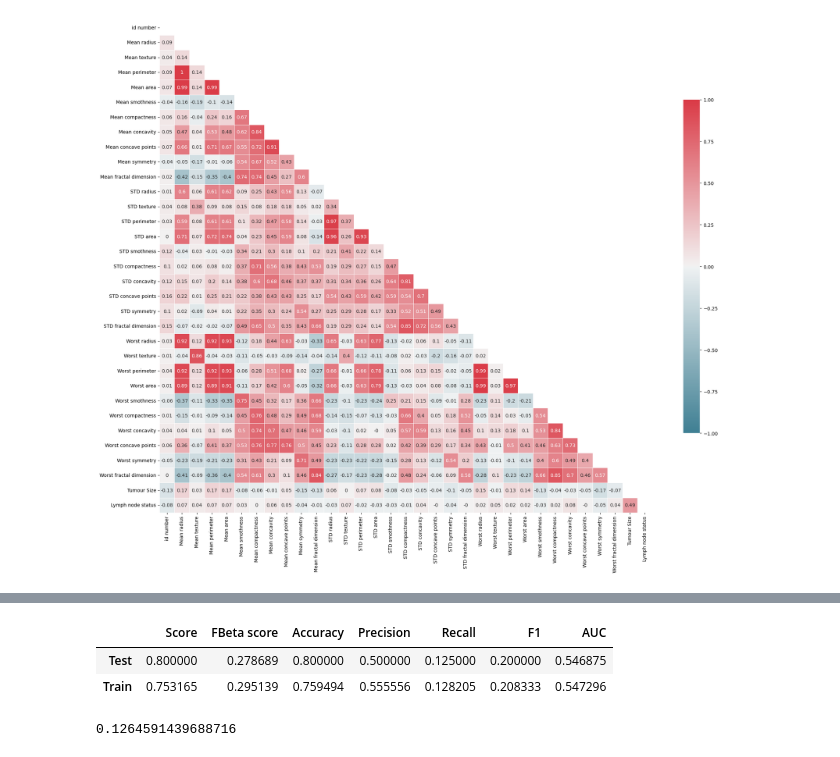
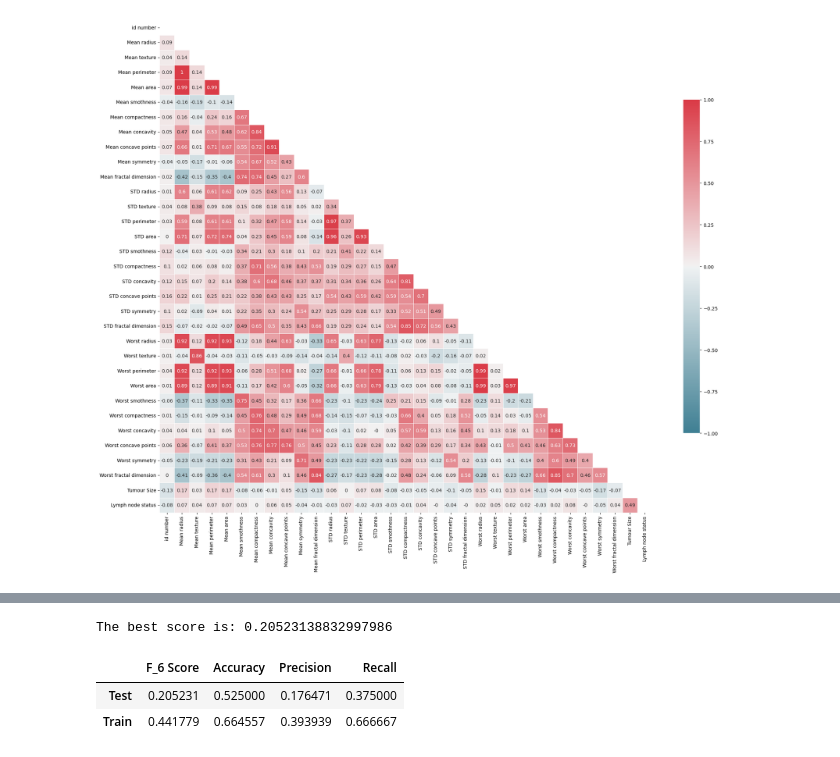
Before and after one commit to Raaaii/Breast_Cancer_ML-DL, a Jupyter notebook: LogRegClassifier/LRClassification.ipynb, the cells around one changed output, grey strips where cells are left out. Drawn from its saved outputs; the diff is of its cells as text; code cells hidden in the pictures.

Commit message:
Changed LogReg, added resampling, corrections regarding corrmatrix and beta score

```diff
--- a/LogRegClassifier/LRClassification.ipynb
+++ b/LogRegClassifier/LRClassification.ipynb
@@ -220,7 +151,7 @@ print(X_test.shape)
 # %%
 #define logistic regression model
 from sklearn.linear_model import LogisticRegression
-logmodel = LogisticRegression(solver='newton-cg', penalty='l2', C=0.001, max_iter=1000, random_state=42,  class_weight={0: 2, 1: 5})
+logmodel = LogisticRegression(solver='newton-cg', penalty='l2', C=0.001, max_iter=1000, random_state=42, class_weight='balanced')
 logmodel.fit(X_train,y_train)
 test_predictions = logmodel.predict(X_test)
 train_predictions = logmodel.predict(X_train)
@@ -247,9 +178,15 @@ plt.show()
 from sklearn.model_selection import GridSearchCV
 from sklearn.linear_model import LogisticRegression
 logmodel = LogisticRegression(solver='newton-cg', penalty='l2', max_iter=100, random_state=42)
-param_grid = {'C': [0.001, 0.01, 0.1, 1, 10, 100, 1000]}
-grid = GridSearchCV(logmodel, param_grid, cv=5)
-grid.fit(X_train, y_train)
-print("Best cross-validation score: {:.2f}".format(grid.best_score_))
-print("Best parameters: ", grid.best_params_)
-print("Test set score: {:.2f}".format(grid.score(X_test, y_test)))
+
+from sklearn.metrics import make_scorer
+from sklearn.metrics import fbeta_score
+
+
+parameters = {'C':[0.001, 0.01, 0.1, 1, 10, 100, 1000]}
+
+cv = GridSearchCV(logmodel,parameters,cv=10, scoring=scorer)
+cv_fit =cv.fit(X_train, y_train)
+
+#print best estimator
+best_clf = cv_fit.best_estimator_
@@ -274,51 +193,58 @@ plt.show()
+# %%
+best_score = fbeta_score(y_test, best_predictions, beta=0.6)
+
+print("The best score is:" , best_score)
+# %% [output]
+The best score is: 0.20523138832997986
 # %%
 #calculate accuracy, precision, recall, f1-score for test data and train data and store them in dataframe
-from sklearn.metrics import accuracy_score, precision_score, recall_score, f1_score
+from sklearn.metrics import accuracy_score, precision_score, recall_score
 from sklearn.metrics import classification_report
-from sklearn.metrics import confusion_matrix
-from sklearn.metrics import roc_auc_score
-from sklearn.metrics import roc_curve
-from sklearn.metrics import auc
-from sklearn.metrics import fbeta_score
 
 
 #test data
-test_score = grid.score(X_test, y_test)
+test_score = cv.score(X_test, y_test)
+
 test_accuracy = accuracy_score(y_test, test_predictions)
+
 test_precision = precision_score(y_test, test_predictions)
+
 test_recall = recall_score(y_test, test_predictions)
-test_f1 = f1_score(y_test, test_predictions)
-test_fbeta = fbeta_score(y_test, test_predictions, beta=0.6)
-test_auc = roc_auc_score(y_test, test_predictions)
+
+test_f6 = fbeta_score(y_test, best_predictions, beta=0.6)
+
 test_report = classification_report(y_test, test_predictions)
-test_cm = confusion_matrix(y_test, test_predictions)
-test_cm = pd.DataFrame(test_cm, index=['Non-Recurrent', 'Recurrent'], columns=['Non-Recurrent', 'Recurrent'])
+
+
+test_cm = pd.DataFrame(index=['Non-Recurrent', 'Recurrent'], columns=['Non-Recurrent', 'Recurrent'])
 
 #train data
 train_score = grid.score(X_train, y_train)
+
 train_accuracy = accuracy_score(y_train, train_predictions)
+
 train_precision = precision_score(y_train, train_predictions)
-train_fbeta = fbeta_score(y_train, train_predictions, beta=0.6)
+
+train_f6 = fbeta_score(y_train, train_predictions, beta=0.6)
+
 train_recall = recall_score(y_train, train_predictions)
-train_f1 = f1_score(y_train, train_predictions)
-train_auc = roc_auc_score(y_train, train_predictions)
+
 train_report = classification_report(y_train, train_predictions)
-train_cm = confusion_matrix(y_train, train_predictions)
-train_cm = pd.DataFrame(train_cm, index=['Non-Recurrent', 'Recurrent'], columns=['Non-Recurrent', 'Recurrent'])
+
+
+train_cm = pd.DataFrame( index=['Non-Recurrent', 'Recurrent'], columns=['Non-Recurrent', 'Recurrent'])
 
 
 #store all metrics in dataframe
 metrics = pd.DataFrame({
-                        'Score' : [test_score, train_score],
-                        'FBeta score': [test_fbeta, train_fbeta],
+                        'F_6 Score': [test_f6, train_f6],
                         'Accuracy': [test_accuracy, train_accuracy],
                         'Precision': [test_precision, train_precision],
                         'Recall': [test_recall, train_recall],
-                        'F1': [test_f1, train_f1],
-                        'AUC': [test_auc, train_auc]},
+                        },
                           index=['Test', 'Train'])
 metrics
 # %% [output]
-|  | Score | FBeta score | Accuracy | Precision | Recall | F1 | AUC |
-| Test | 0.800000 | 0.278689 | 0.800000 | 0.500000 | 0.125000 | 0.200000 | 0.546875 |
-| Train | 0.753165 | 0.295139 | 0.759494 | 0.555556 | 0.128205 | 0.208333 | 0.547296 |
+|  | F_6 Score | Accuracy | Precision | Recall |
+| Test | 0.205231 | 0.525000 | 0.176471 | 0.375000 |
+| Train | 0.441779 | 0.664557 | 0.393939 | 0.666667 |
@@ -342,4 +250,0 @@ train_recall = recall_score(y_train, train_predictions)
-# %%
-test_fbeta
-# %% [output]
-0.1264591439688716
```
Also changed, not shown: parts of 19 cells of this notebook, 2 other files.
